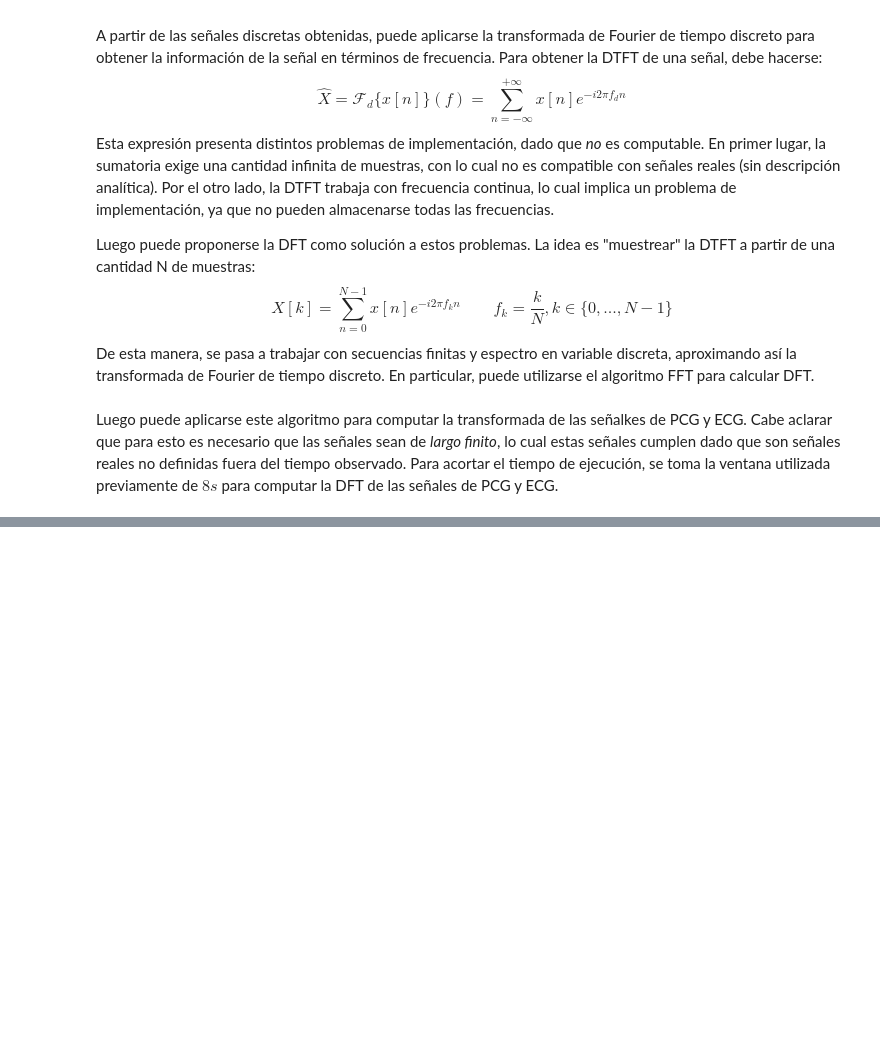
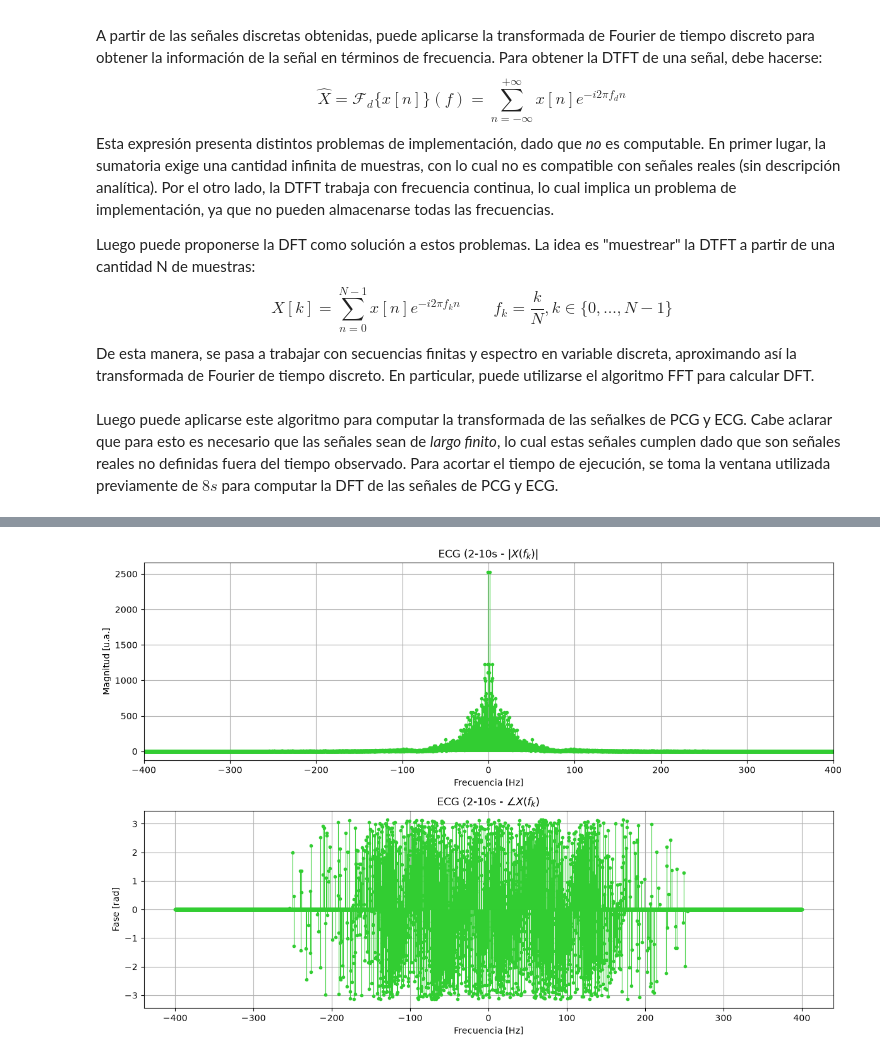
Before and after one commit to anita476/TPS-SenialesYSistemas-16.68, a Jupyter notebook: TP2_SeñalesYSistemas_G10.ipynb, the cells around one changed output, grey strips where cells are left out. Cells and saved outputs as stored; diff of their text form; code cells hidden in the pictures; blank space fills up the shorter version.

```diff
--- a/TP2_SeñalesYSistemas_G10.ipynb
+++ b/TP2_SeñalesYSistemas_G10.ipynb
@@ -298,0 +324,4 @@ A partir de la DFT de las señales, podemos observar que el contenido de las mis
+# %%
+fig, axs, (f, X) = plot_dtft(ecg_win, fs, titulo='ECG (2-10s)', fmax=400,color='limegreen')
+# %% [output]
+[figure, added]
```
Also changed, not shown: parts of 16 cells of this notebook, 1 other file.
